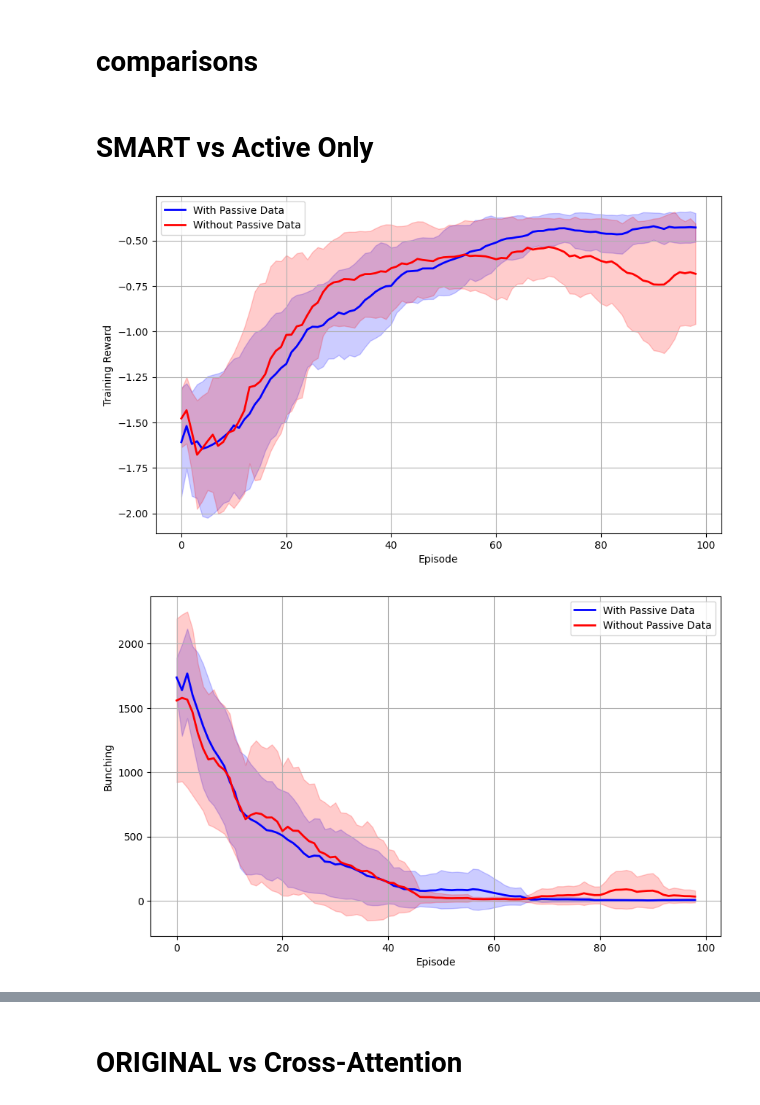
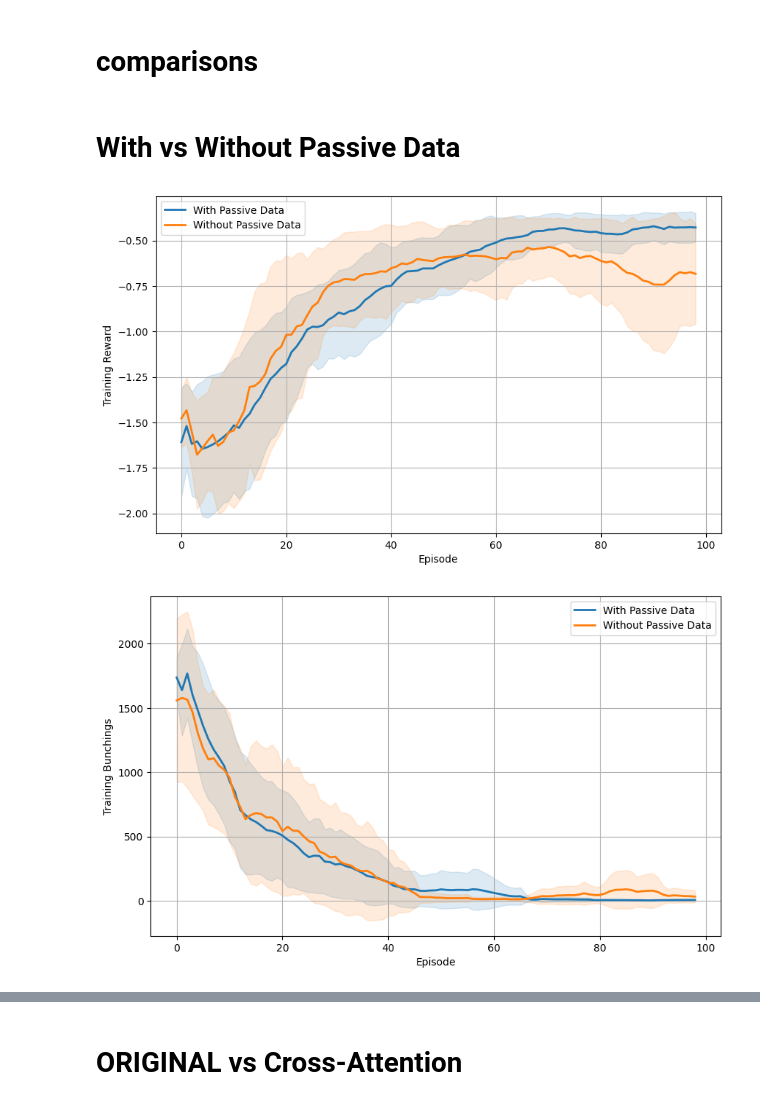
Before and after one commit to bonny2016/marl-bus-control, a Jupyter notebook: plot-final.ipynb, the cells around one changed output, grey strips where cells are left out. Cells and saved outputs as stored; diff of their text form; code cells hidden in the pictures.

```diff
--- a/plot-final.ipynb
+++ b/plot-final.ipynb
@@ -147,11 +99,21 @@ def plot_bunching(pattern_mine, pattern_original, label_mine, label_original, ep
 # %% [markdown]
-# SMART vs Active Only
+# With vs Without Passive Data
 # %%
-pattern_mine = './log_with_without_passive/A_0_1TD3_Distill2all*.csv'
-pattern_original = './log_with_without_passive/A_0_1TD3_Distill_ActiveOnly2all*.csv'
+# pattern_mine = './log/A_0_1CAAC_cross_att2all*.csv'
+# Example usage
+datasets = [
+    {'pattern': './log_with_without_passive/A_0_1TD3_Distill2all*.csv'},
+    {'pattern': './log_with_without_passive/A_0_1TD3_Distill_ActiveOnly2all*.csv'},
+]
+labels = ["With Passive Data", "Without Passive Data"]
 
-plot_reward(pattern_mine, pattern_original, "With Passive Data", "Without Passive Data", 0, 100)
-plot_bunching(pattern_mine, pattern_original, "With Passive Data", "Without Passive Data", 0, 100)
+# plot_rewards(datasets, labels, colors, epoch_from=0, epoch_to=300)
+plot_data(datasets, "reward", labels,  epoch_from=0, epoch_to=200, window_size=10, plot_shade=True, y_label='Training Reward')
+
+plot_data(datasets, "bunching", labels,  epoch_from=0, epoch_to=200, window_size=10, plot_shade=True, y_label='Training Bunchings')
+
+# plot_reward(pattern_mine, pattern_original, "SMART-HOLD", "CAAC", 0, 100)
+# plot_bunching(pattern_mine, pattern_original, "SMART-HOLD", "CAAC", 0, 100)
 # %% [output]
-[figure, old version]
+[figure, new version]
-[figure, old version]
+[figure, new version]
```
Also changed, not shown: parts of 5 cells of this notebook, 6 other files.
